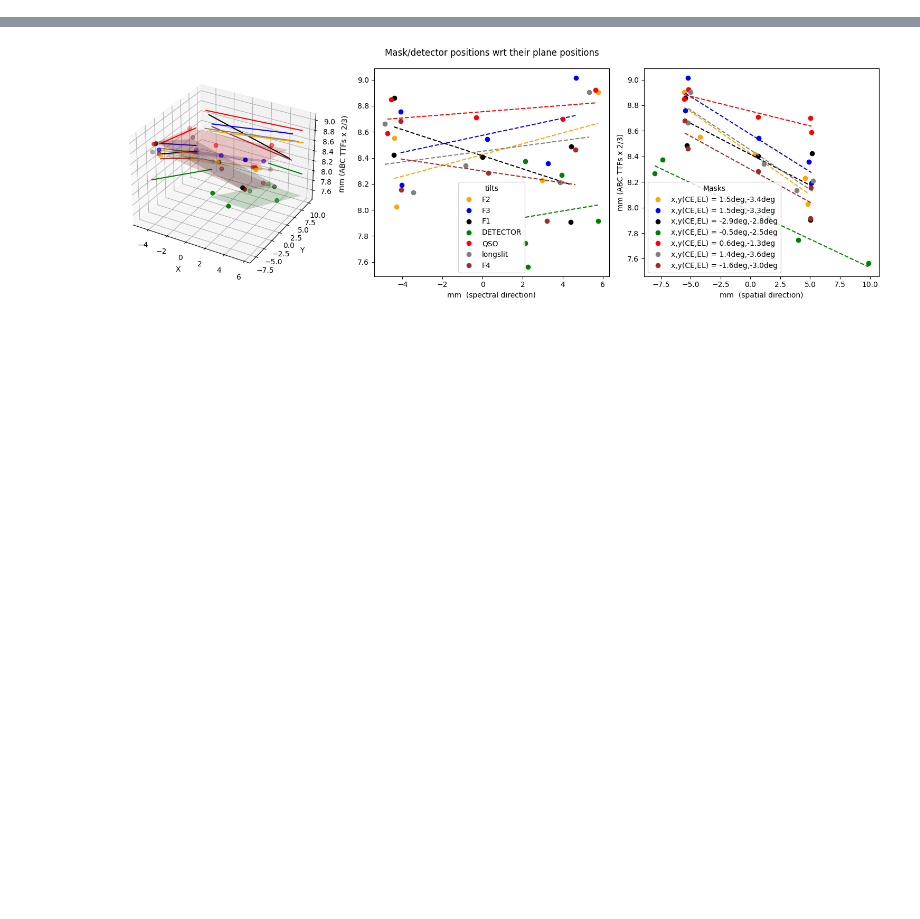
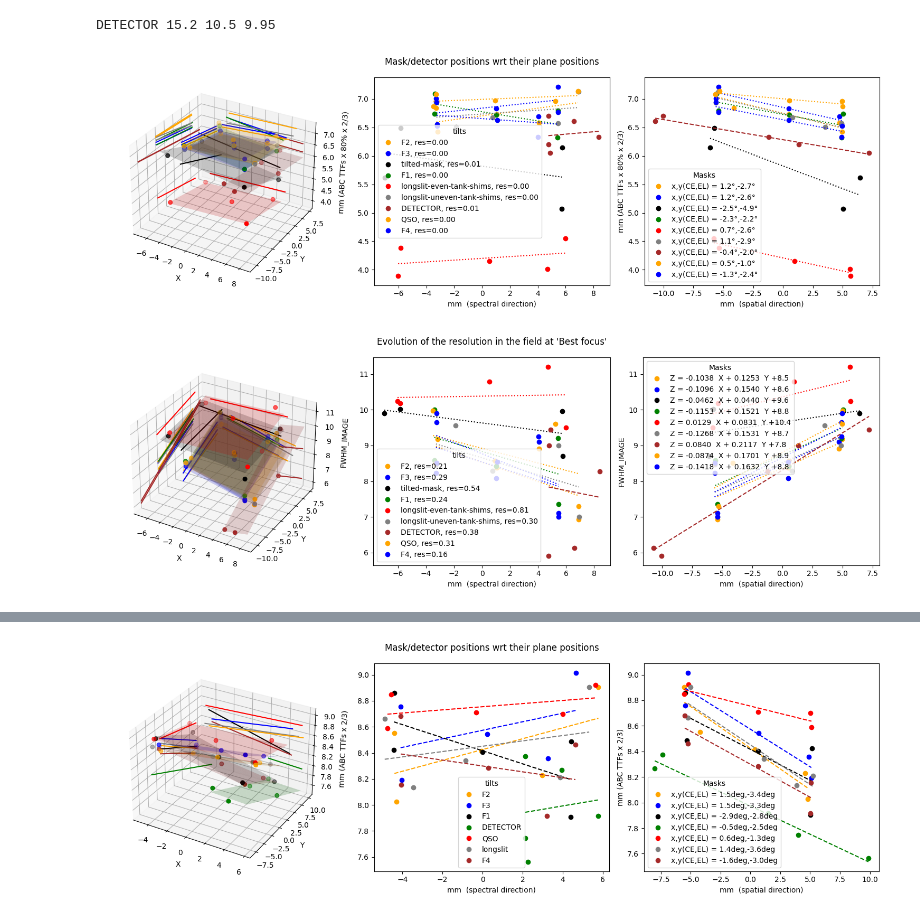
Before and after one commit to vpicouet/pyds9plugin, a Jupyter notebook: pyds9plugin/Macros/FB/AIT/mask_confocality.ipynb, the cells around one changed output, grey strips where cells are left out. Saved outputs shown, nothing was run; the diff lists cells and outputs as text; code cells hidden in the pictures; blank space fills up the shorter version.

```diff
--- a/pyds9plugin/Macros/FB/AIT/mask_confocality.ipynb
+++ b/pyds9plugin/Macros/FB/AIT/mask_confocality.ipynb
@@ -199,0 +220,8 @@ fig, (ax, ax0, ax1) = plot_masks(path="/Users/Vincent/Library/CloudStorage/Googl
+# %%
+fig, (ax, ax0, ax1) = plot_tilt_and_fwhm(z_direction="FWHM_IMAGE", title="Evolution of the resolution in the field at 'Best focus'",ABCs=[[15.2,10.5,9.95]]*10,path="/Users/Vincent/Library/CloudStorage/GoogleDrive-vp2376@columbia.edu/.shortcut-targets-by-id/1ZgB7kY-wf7meXrq8v-1vIzor75aRdLDn/FIREBall-2/FB2_2023/GOBC_data/confocality_masks_April&May/*/")
+
+# fig, (ax, ax0, ax1) = plot_masks(z_direction="FWHM_IMAGE", title="Evolution of the resolution in the field at 'Best focus'",ABCs=[15.2,10.5,9.95],path="/Users/Vincent/Library/CloudStorage/GoogleDrive-vp2376@columbia.edu/.shortcut-targets-by-id/1ZgB7kY-wf7meXrq8v-1vIzor75aRdLDn/FIREBall-2/FB2_2023/GOBC_data/confocality_masks_April&May/*/")
+# %% [output]
+DETECTOR 15.2 10.5 9.95
+[figure, added]
+[figure, added]
```
Also changed, not shown: parts of 4 cells of this notebook, 1 other file.
